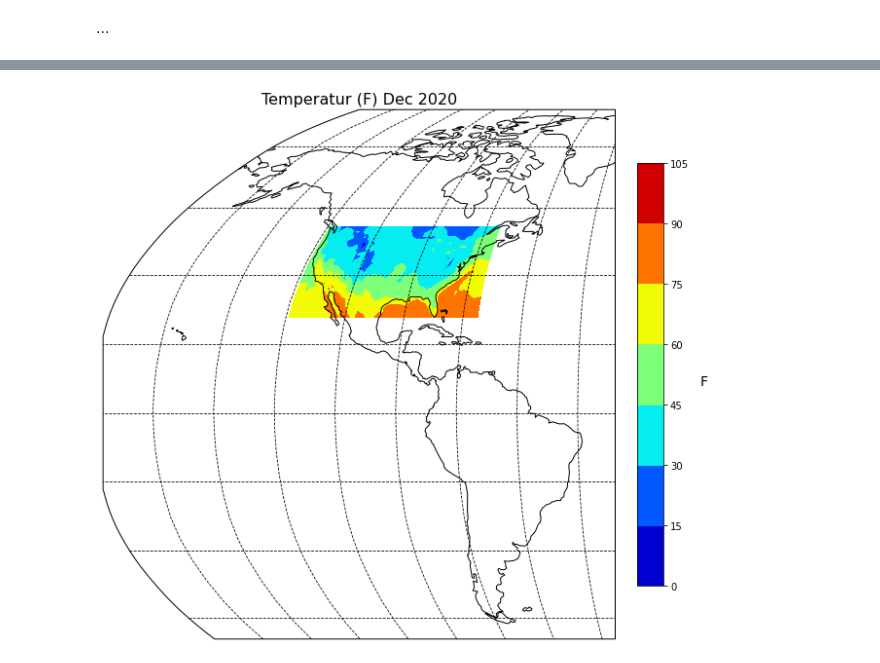
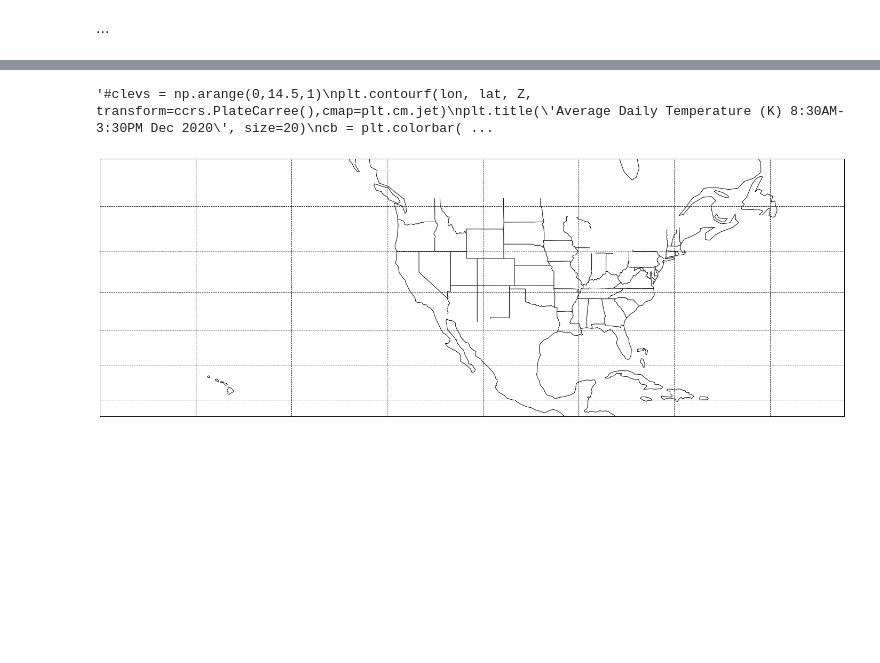
Before and after one commit to Harris-2020-Grad-Side-Projects/US-schoolday-temperatures, a Jupyter notebook: map_temperature.ipynb, the cells around one changed output, grey strips where cells are left out. Drawn from its saved outputs; the diff is of its cells as text; code cells hidden in the pictures; blank space fills up the shorter version.

Commit message:
Update
changed map projection
working with the full Dec csv (temp in K)

```diff
--- a/map_temperature.ipynb
+++ b/map_temperature.ipynb
@@ -12,12 +14,12 @@ import matplotlib.ticker as mticker
 # %%
 #date = '2020-12'
 #df = pd.read_csv('{} temperature.csv'.format(date))
-#data_folder = 'MERRA2_data'
-#filename = 'MERRA2_400.tavg1_2d_slv_Nx.20201203.SUB.nc'
-#file = os.path.join(data_folder, filename)
+data_folder = 'Data'
+filename = '2020-12 temperature.csv'
+file = os.path.join(data_folder, filename)
 
-df = pd.read_csv('12-2020 temp and wind.csv')
-#df = pd.read_csv(file)
+#df = pd.read_csv('12-2020 temp and wind.csv')
+df = pd.read_csv(file)
 
-df['average_temp'][(df['lat']>= 25) & (df['lat']<=26) & (df['lon']>= -80.9) & (df['lon']<= -80)]
+#df['average_temp'][(df['lat']>= 25) & (df['lat']<=26) & (df['lon']>= -80.9) & (df['lon']<= -80)]
 # %% [output]
@@ -40,20 +44,23 @@ lon,lat = np.meshgrid(X, Y)
 # %%
-
-fig = plt.figure(figsize=(20,10))
-ax = plt.axes(projection=ccrs.Robinson())
-ax.set_extent([-400,-180,80,300])
+fig = plt.figure(figsize=(25,10))
+ax = plt.axes(projection=ccrs.Mercator())
+ax.set_extent([-400,-180,25,375])
     #ax.set_global()
     #ax.coastlines(resolution="50m",linewidth=1)
 ax.coastlines(resolution="110m",linewidth=1)
 ax.gridlines(linestyle='--',color='black')
+ax.add_feature(cf.NaturalEarthFeature(
+    'cultural', 'admin_1_states_provinces_lines',"110m",
+    edgecolor='black', facecolor='none'))
 
-# Plot windspeed
-#clevs = np.arange(0,14.5,1)
+'''#clevs = np.arange(0,14.5,1)
 plt.contourf(lon, lat, Z, transform=ccrs.PlateCarree(),cmap=plt.cm.jet)
-plt.title('Temperatur (F) Dec 2020', size=16)
+plt.title('Average Daily Temperature (K) 8:30AM-3:30PM Dec 2020', size=20)
 cb = plt.colorbar(ax=ax, orientation="vertical", pad=0.02, aspect=16, shrink=0.8)
-cb.set_label('F',size=14,rotation=0,labelpad=15)
+cb.set_label('K',size=14,rotation=0,labelpad=15)
 cb.ax.tick_params(labelsize=10)
 plt.show()
+'''
 # %% [output]
+'#clevs = np.arange(0,14.5,1)\nplt.contourf(lon, lat, Z, transform=ccrs.PlateCarree(),cmap=plt.cm.jet)\nplt.title(\'Average Daily Temperature (K) 8:30AM-3:30PM Dec 2020\', size=20)\ncb = plt.colorbar( ...
-[figure, old version]
+[figure, new version]
```
Also changed, not shown: parts of 5 cells of this notebook, 1 other file.
